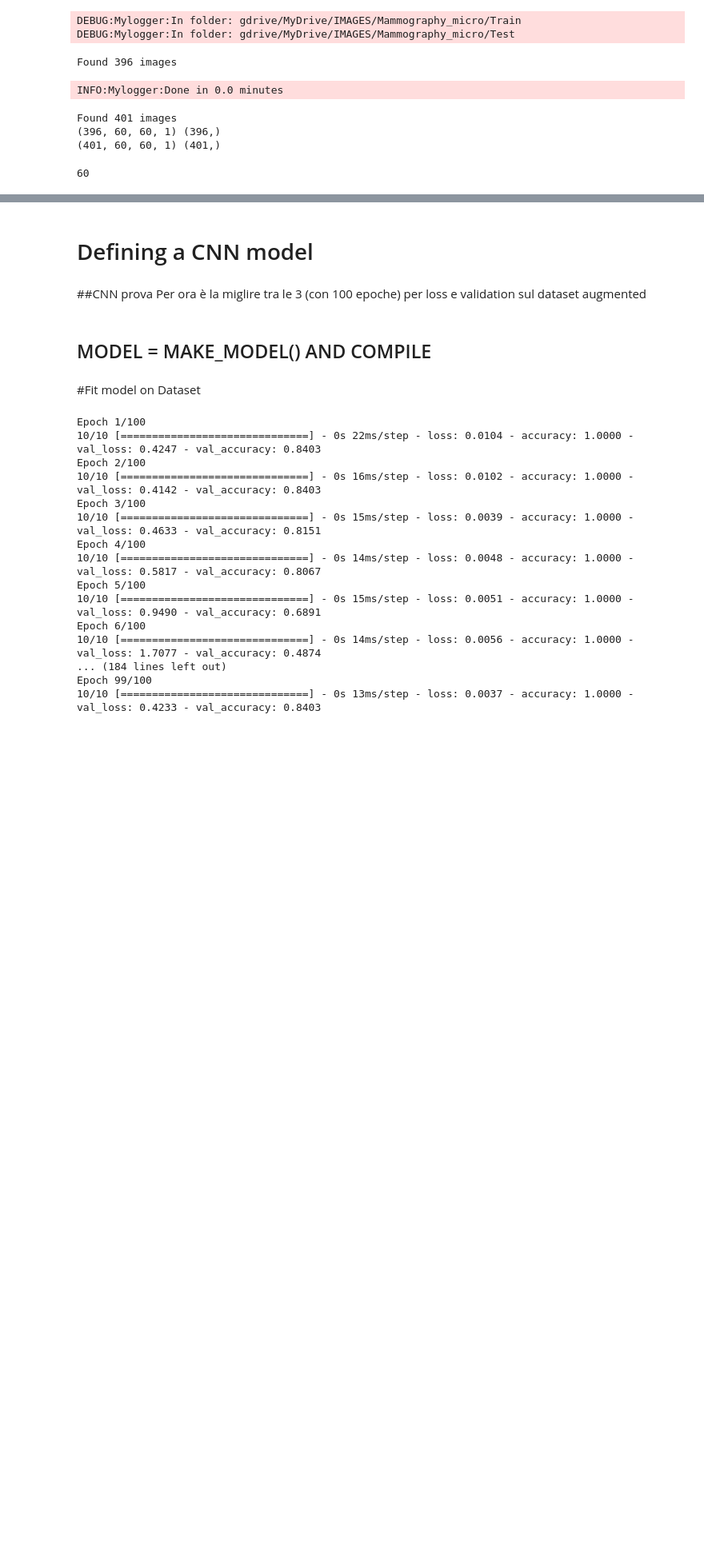
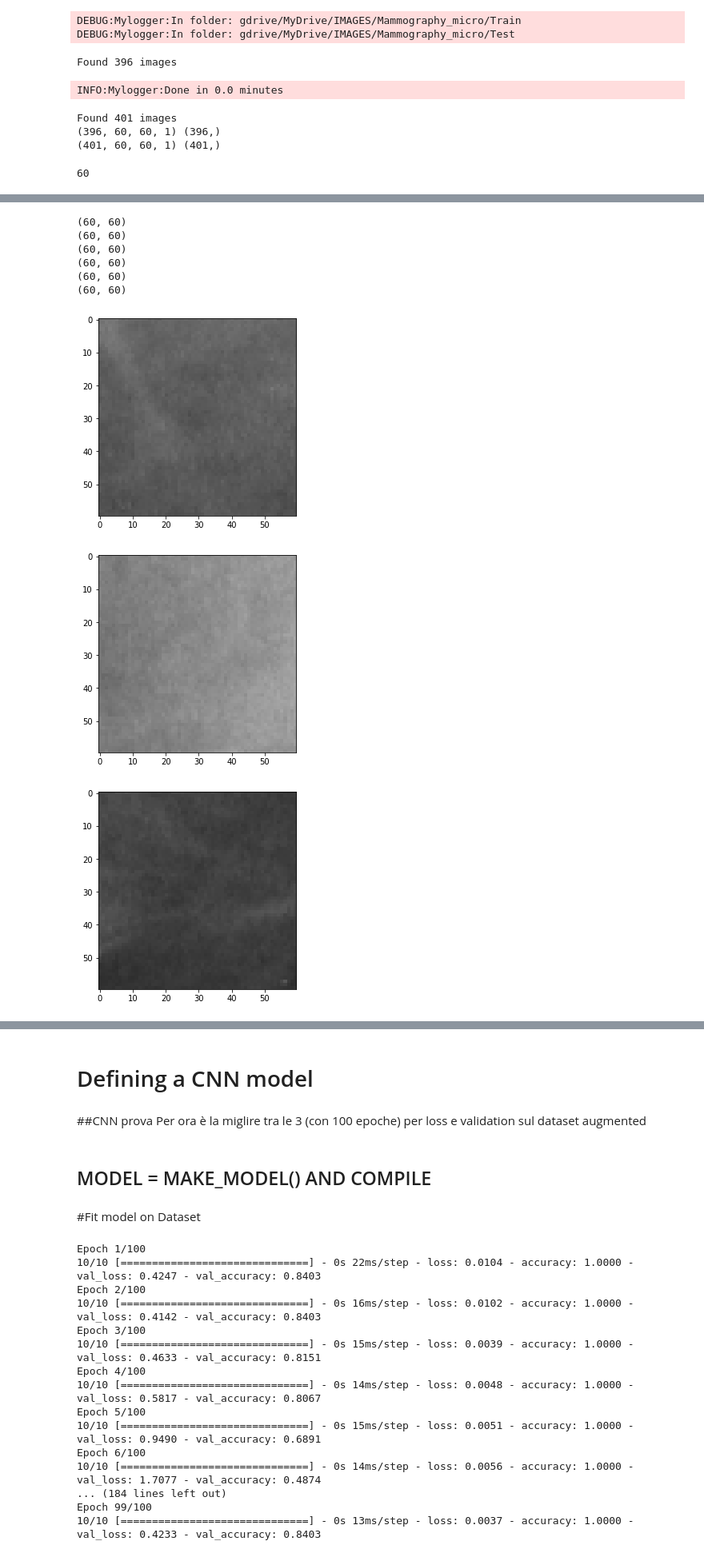
Before and after one commit to federicocampo/CMEPDA-Project, a Jupyter notebook: CNN.ipynb, the cells around one changed output, grey strips where cells are left out. Shown at 80% size. Drawn from its saved outputs; the diff is of its cells as text; code cells hidden in the pictures; blank space fills up the shorter version.

```diff
--- a/CNN.ipynb
+++ b/CNN.ipynb
@@ -71,6 +129,6 @@ len(x_train)
 # %%
 '''
-Questa parte serve solo per visualizzare qualche immagine dalla #a alla #a+3
+Questa parte serve solo per visualizzare qualche immagine
 '''
 
 image_type = 'Test/1'
@@ -78,10 +136,30 @@ a=6
 i=0
 plt.figure(i)
 
-for imagename in (os.listdir(os.path.join(PATH, image_type)))[a:a+4]:
+for imagename in (os.listdir(os.path.join(PATH, image_type)))[a:a+6]:
   Im = imread(os.path.join(PATH, image_type, imagename))
   print(Im.shape)
  #plt.subplot(2, 2, i)
   plt.figure(i)
   imshow(Im)
   i+=1
+# %%
+'''Visualizzo le immagini presenti in x_train'''
+
+for n in range(a, a+6):
+  Im = x_test[n].squeeze()
+  print(Im.shape)
+ #plt.subplot(2, 2, i)
+  plt.figure(i)
+  imshow(Im)
+  i+=1
+# %% [output]
+(60, 60)
+(60, 60)
+(60, 60)
+(60, 60)
+(60, 60)
+(60, 60)
+[figure, added]
+[figure, added]
+[figure, added]
```
Also changed, not shown: parts of 2 cells of this notebook.
